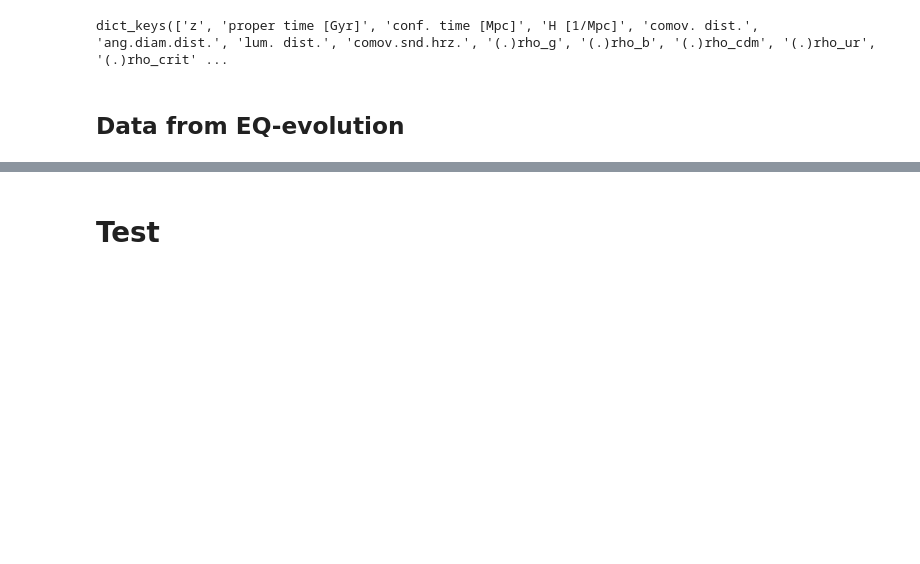
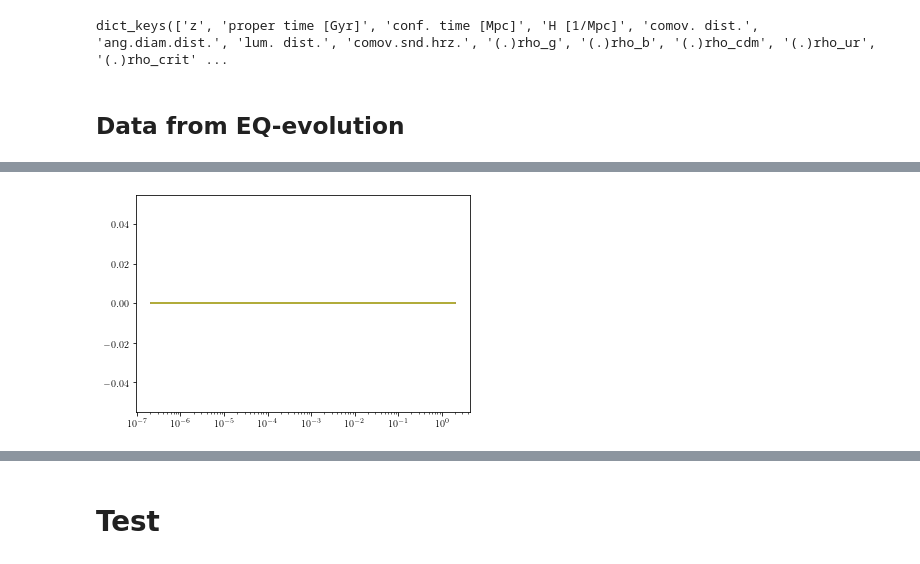
Before and after one commit to alessandrocasalino/EQ_hi_class, a Jupyter notebook: notebooks/Quintessence.ipynb, the cells around one changed output, grey strips where cells are left out. Drawn from its saved outputs; the diff is of its cells as text; code cells hidden in the pictures; blank space fills up the shorter version.

```diff
--- a/notebooks/Quintessence.ipynb
+++ b/notebooks/Quintessence.ipynb
@@ -178,0 +216,8 @@ gev_bg= np.loadtxt("./../../EQevolution/output/quintessence_background.dat")
+# %%
+# plt.loglog(class_tk_z2[:,0],np.abs(class_tk_z2[:,6]))
+for i in range(9):
+
+    plt.semilogx(class_tk[i][:,0],np.abs(class_tk[i][:,6]))
+# plt.loglog(class_tk[1][:,0],np.abs(class_tk[1][:,5]))
+# %% [output]
+[figure, added]
```
Also changed, not shown: parts of 14 cells of this notebook, 31 other files.
